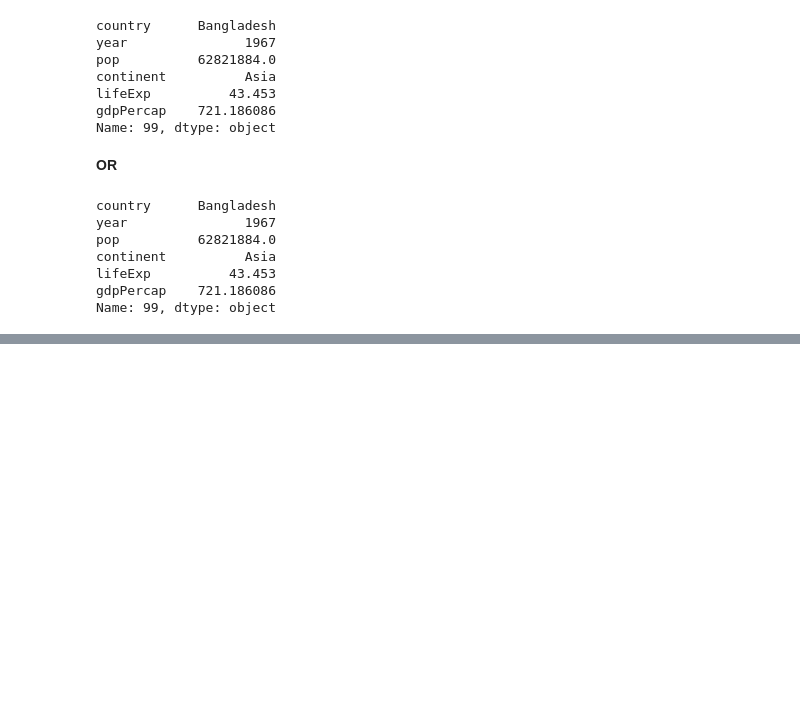
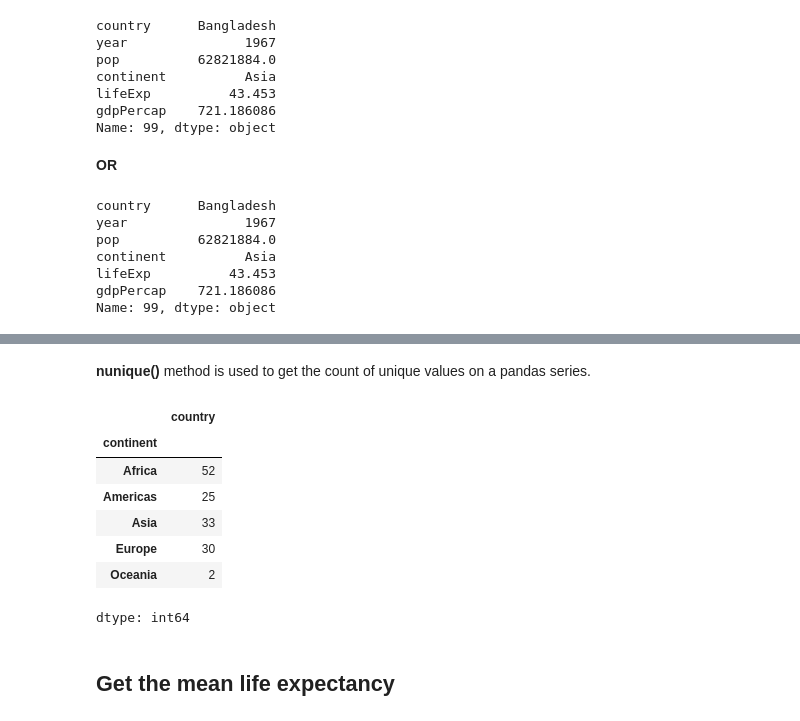
Before and after one commit to AnshSinghSonkhia/Diploma-in-Data-Analytics-with-Python-NPTEL-Alison-IITR, a Jupyter notebook: fundamentals-of-python.ipynb, the cells around one changed output, grey strips where cells are left out. Drawn from its saved outputs; the diff is of its cells as text; code cells hidden in the pictures; blank space fills up the shorter version.

```diff
--- a/fundamentals-of-python.ipynb
+++ b/fundamentals-of-python.ipynb
@@ -145,0 +306,15 @@ Name: 99, dtype: object
+# %% [markdown]
+**nunique()** method is used to get the count of unique values on a pandas series.
+# %%
+df.groupby('continent')['country'].nunique()
+# %% [output]
+|  | country |
+| continent |  |
+| Africa | 52 |
+| Americas | 25 |
+| Asia | 33 |
+| Europe | 30 |
+| Oceania | 2 |
+dtype: int64
+# %% [markdown]
+## Get the mean life expectancy
```
Also changed, not shown: parts of 26 cells of this notebook.
